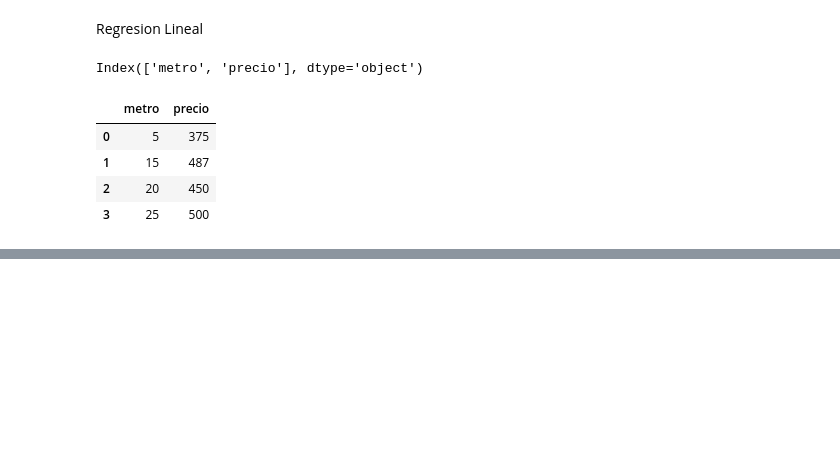
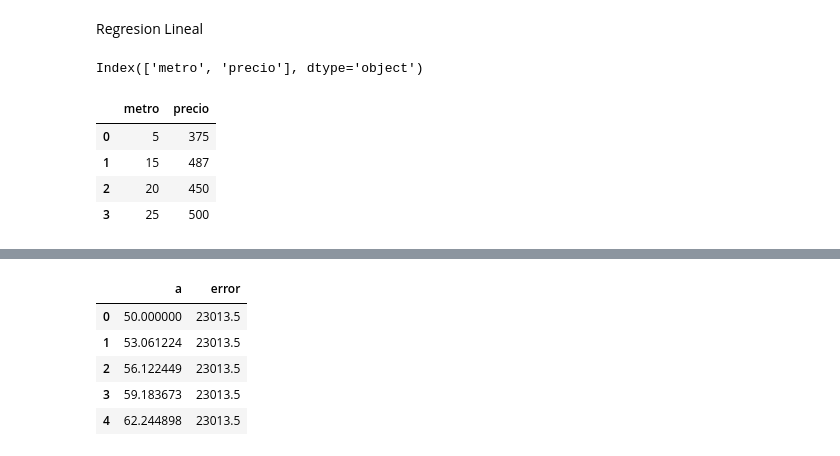
Before and after one commit to Aizuwu/Unad, a Jupyter notebook: data.ipynb, the cells around one changed output, grey strips where cells are left out. Cells and saved outputs as stored; diff of their text form; code cells hidden in the pictures; blank space fills up the shorter version.

```diff
--- a/data.ipynb
+++ b/data.ipynb
@@ -43,0 +95,10 @@ plt.show()
+# %%
+grid_error['error']=grid_error['a'].apply(lambda x: sum_error(x, lineal=lineal))
+grid_error.head()
+# %% [output]
+|  | a | error |
+| 0 | 50.000000 | 23013.5 |
+| 1 | 53.061224 | 23013.5 |
+| 2 | 56.122449 | 23013.5 |
+| 3 | 59.183673 | 23013.5 |
+| 4 | 62.244898 | 23013.5 |
```
Also changed, not shown: parts of 9 cells of this notebook.
